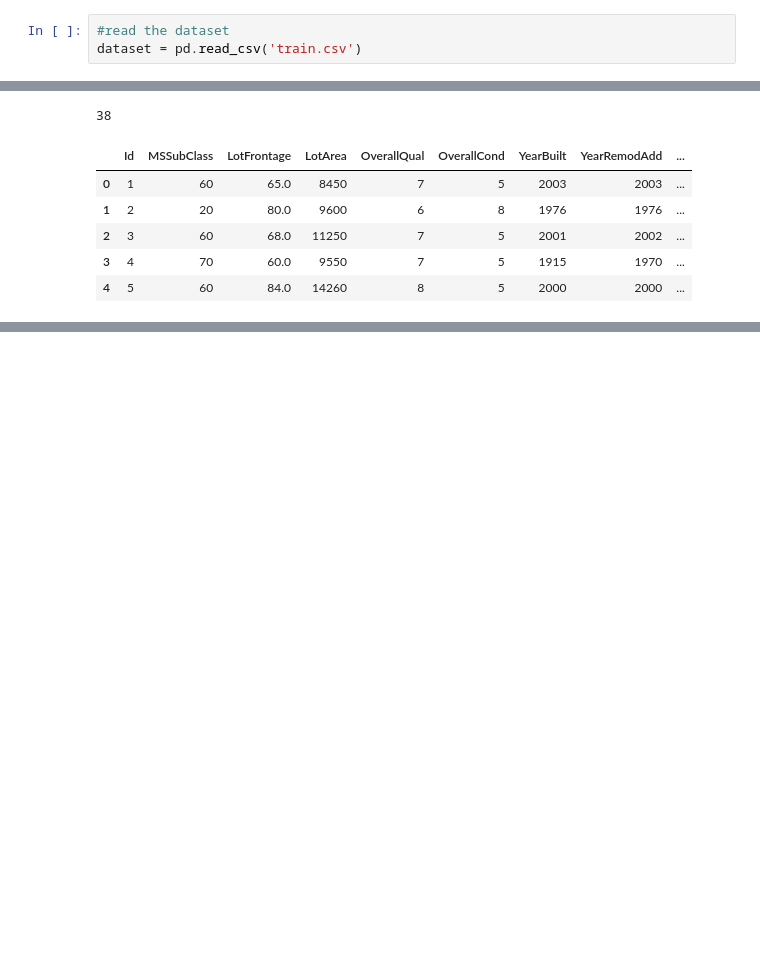
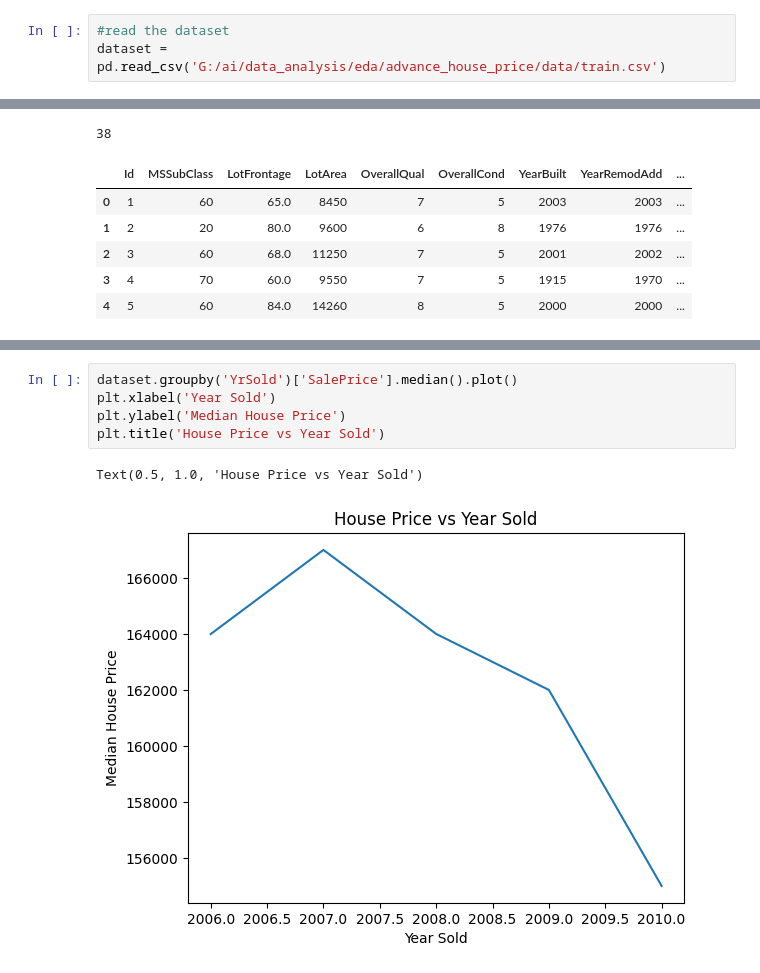
Before and after one commit to JagdishChavan081/ai, a Jupyter notebook: data_analysis/eda/advance_house_price/research_notebook/advance_hose_price.ipynb, the cells around one changed output, grey strips where cells are left out. Drawn from its saved outputs; the diff is of its cells as text; blank space fills up the shorter version.

Commit message:
advance house price prediction

```diff
--- a/data_analysis/eda/advance_house_price/research_notebook/advance_hose_price.ipynb
+++ b/data_analysis/eda/advance_house_price/research_notebook/advance_hose_price.ipynb
@@ -10,7 +10,7 @@ import seaborn as sns
 pd.pandas.set_option('display.max_columns',None)
 # %%
 #read the dataset
-dataset = pd.read_csv('train.csv')
+dataset = pd.read_csv('G:/ai/data_analysis/eda/advance_house_price/data/train.csv')
 # %%
 #check top 5 records
 dataset.head()
@@ -172,0 +218,8 @@ dataset[numerical_features].head()
+# %%
+dataset.groupby('YrSold')['SalePrice'].median().plot()
+plt.xlabel('Year Sold')
+plt.ylabel('Median House Price')
+plt.title('House Price vs Year Sold')
+# %% [output]
+Text(0.5, 1.0, 'House Price vs Year Sold')
+[figure, added]
```
Also changed, not shown: parts of 6 cells of this notebook.
